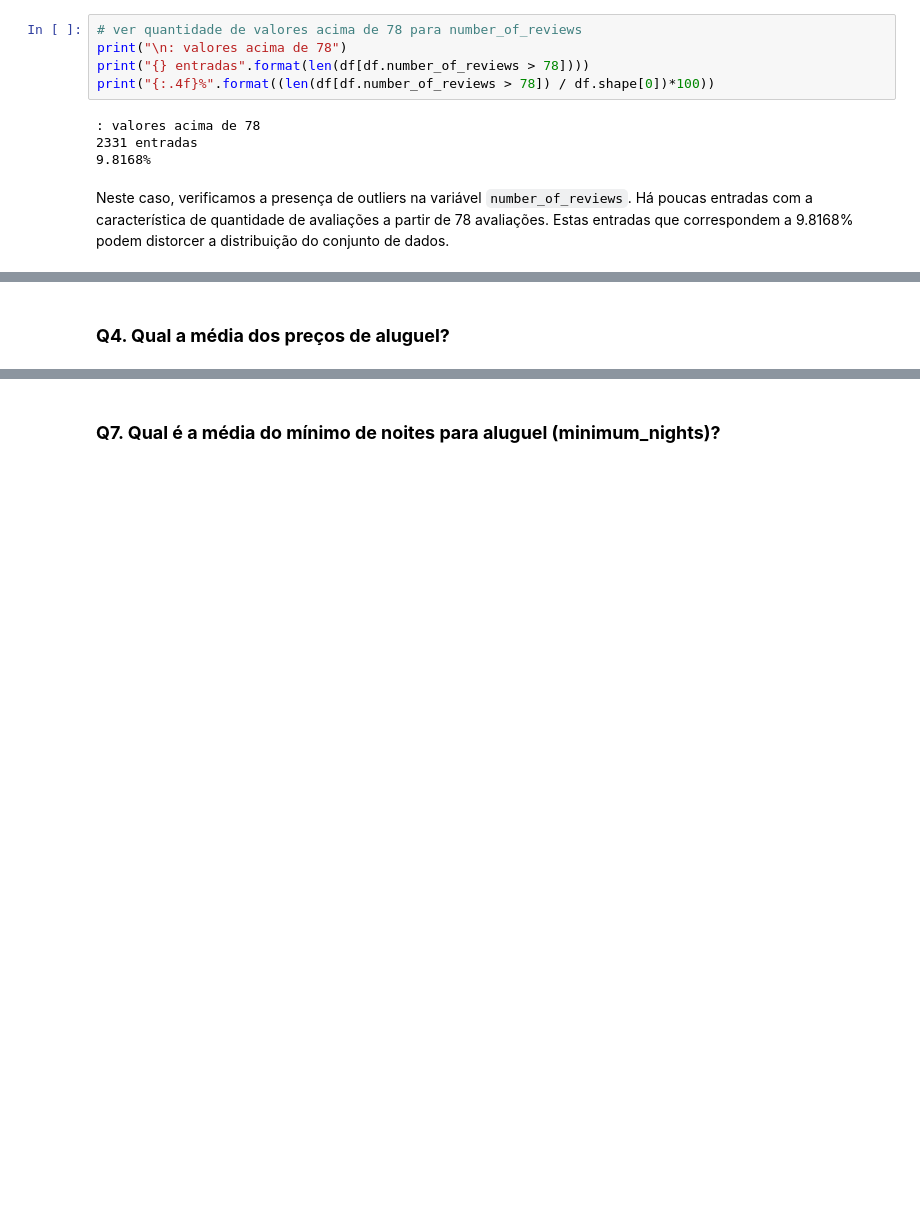
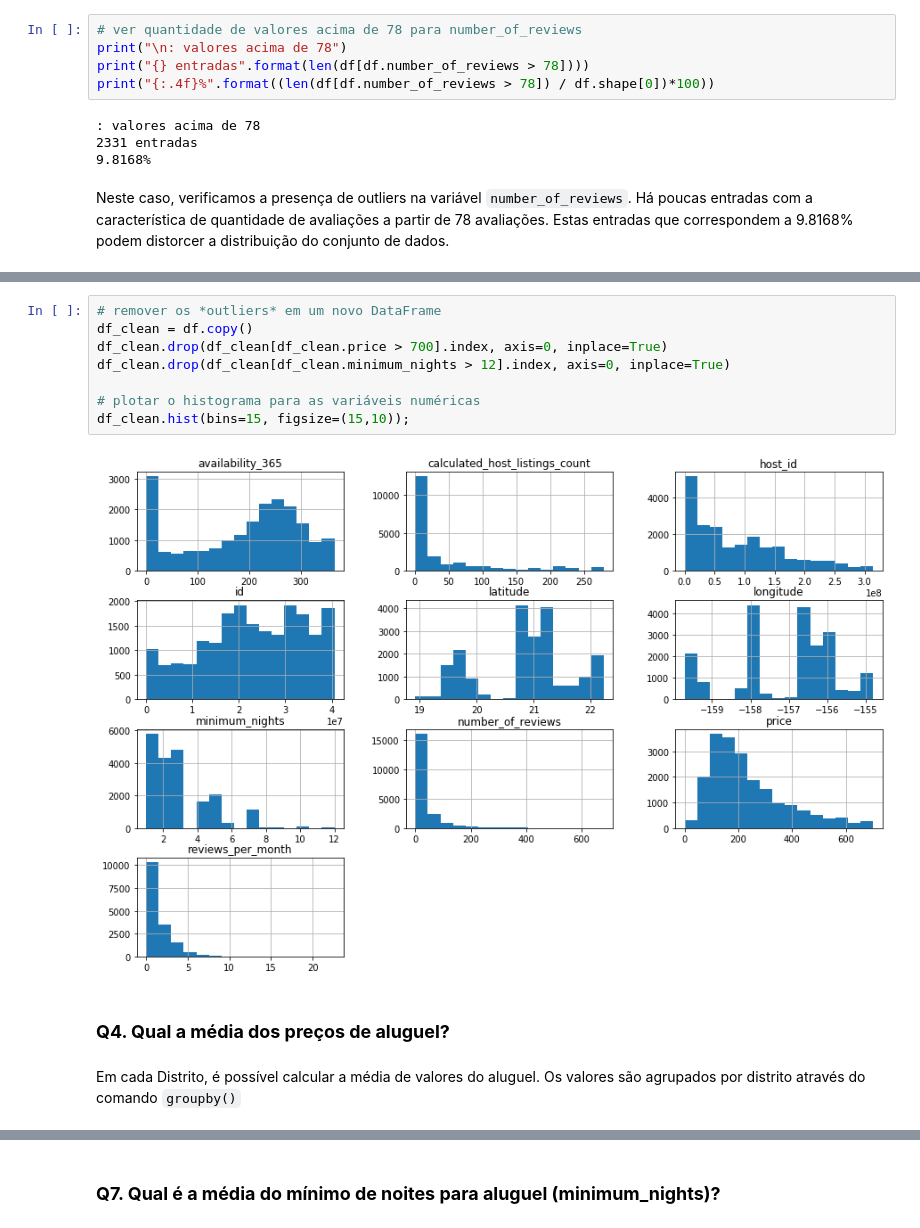
Before and after one commit to adrianadamata/Data_Science_Analise_Dados_Airbnb_Havai, a Jupyter notebook: Analisando_os_Dados_do_Airbnb_havai.ipynb, the cells around one changed output, grey strips where cells are left out. Cells and saved outputs as stored; diff of their text form; blank space fills up the shorter version.

```diff
--- a/Analisando_os_Dados_do_Airbnb_havai.ipynb
+++ b/Analisando_os_Dados_do_Airbnb_havai.ipynb
@@ -221,3 +251,15 @@ Neste caso, verificamos a presença de outliers na variável `number_of_reviews`
+# %%
+# remover os *outliers* em um novo DataFrame
+df_clean = df.copy()
+df_clean.drop(df_clean[df_clean.price > 700].index, axis=0, inplace=True)
+df_clean.drop(df_clean[df_clean.minimum_nights > 12].index, axis=0, inplace=True)
+
+# plotar o histograma para as variáveis numéricas
+df_clean.hist(bins=15, figsize=(15,10));
+# %% [output]
+[figure, added]
 # %% [markdown]
 ### **Q4. Qual a média dos preços de aluguel?**
+# %% [markdown]
+Em cada Distrito, é possível calcular a média de valores do aluguel. Os valores são agrupados por distrito através do comando `groupby()`
 # %%
```
Also changed, not shown: parts of 29 cells of this notebook.
